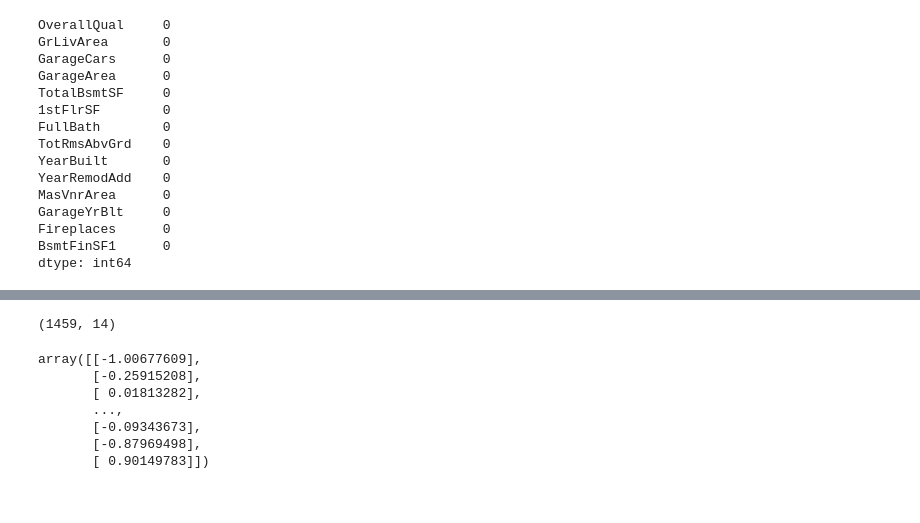
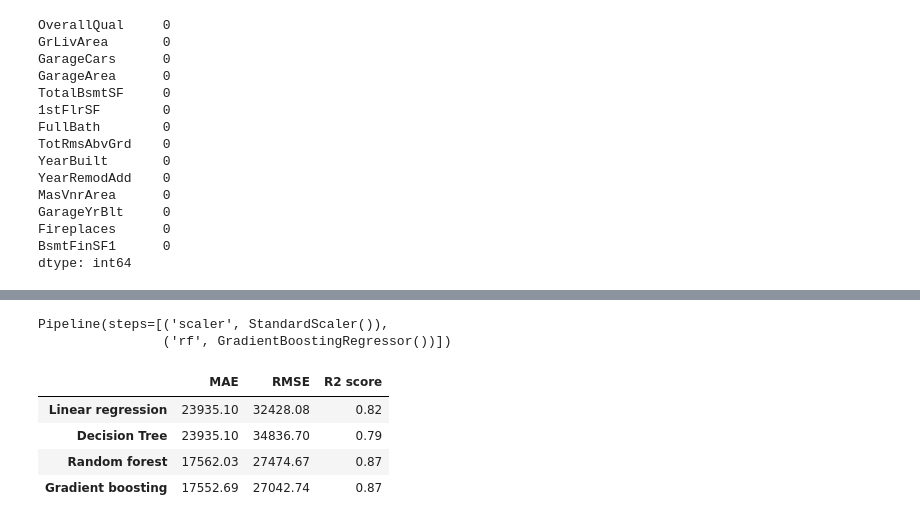
Before and after one commit to kohsutai/kaggle, a Jupyter notebook: house-price.ipynb, the cells around one changed output, grey strips where cells are left out. Cells and saved outputs as stored; diff of their text form; code cells hidden in the pictures.

```diff
--- a/house-price.ipynb
+++ b/house-price.ipynb
@@ -324,5 +289,0 @@ RMSE:  0.42582670214316626
-# %%
-df_test = sc_X.fit_transform(df_test)
-df_test.shape
-# %% [output]
-(1459, 14)
@@ -331,12 +290,60 @@ test_pred = lr.predict(df_test)
-# %%
-test_pred = test_pred.reshape(-1, 1)
-test_pred
-# %% [output]
-array([[-1.00677609],
-       [-0.25915208],
-       [ 0.01813282],
-       ...,
-       [-0.09343673],
-       [-0.87969498],
-       [ 0.90149783]])
+# %%
+# Modeling
+from sklearn.preprocessing import StandardScaler
+from sklearn.pipeline import Pipeline
+from sklearn.linear_model import LinearRegression
+from sklearn.tree import DecisionTreeRegressor
+from sklearn.ensemble import RandomForestRegressor, GradientBoostingRegressor
+from sklearn.model_selection import GridSearchCV
+
+lr_pipe = Pipeline([('scaler', StandardScaler()), ('lr', LinearRegression())])
+dt_pipe = Pipeline([('scaler', StandardScaler()), ('dt', DecisionTreeRegressor())])
+rf_pipe = Pipeline([('scaler', StandardScaler()), ('rf', RandomForestRegressor())])
+gb_pipe = Pipeline([('scaler', StandardScaler()), ('rf', GradientBoostingRegressor())])
+
+lr_pipe.fit(X_train, y_train)
+dt_pipe.fit(X_train, y_train)
+rf_pipe.fit(X_train, y_train)
+gb_pipe.fit(X_train, y_train)
+# %% [output]
+Pipeline(steps=[('scaler', StandardScaler()),
+                ('rf', GradientBoostingRegressor())])
+# %%
+# Regression evaluation
+from sklearn.metrics import mean_absolute_error, mean_squared_error, r2_score
+
+lr_pred = lr_pipe.predict(X_test)
+dt_pred = dt_pipe.predict(X_test)
+rf_pred = rf_pipe.predict(X_test)
+gb_pred = gb_pipe.predict(X_test)
+
+lr_mae = round(mean_absolute_error(y_test, dt_pred), 2)
+lr_rmse = round(mean_squared_error(y_test, lr_pred, squared=False), 2)
+lr_r2_score = round(r2_score(y_test, lr_pred), 2)
+
+dt_mae = round(mean_absolute_error(y_test, dt_pred), 2)
+dt_rmse = round(mean_squared_error(y_test, dt_pred, squared=False), 2)
+dt_r2_score = round(r2_score(y_test, dt_pred), 2)
+
+rf_mae = round(mean_absolute_error(y_test, rf_pred), 2)
+rf_rmse = round(mean_squared_error(y_test, rf_pred, squared=False), 2)
+rf_r2_score = round(r2_score(y_test, rf_pred), 2)
+
+
+gb_mae = round(mean_absolute_error(y_test, gb_pred), 2)
+gb_rmse = round(mean_squared_error(y_test, gb_pred, squared=False), 2)
+gb_r2_score = round(r2_score(y_test, gb_pred), 2)
+
+summary_dict = {'MAE': [lr_mae, dt_mae, rf_mae, gb_mae],
+                'RMSE': [lr_rmse, dt_rmse, rf_rmse, gb_rmse],
+                'R2 score': [lr_r2_score, dt_r2_score, rf_r2_score, gb_r2_score]}
+
+summary = pd.DataFrame(data=summary_dict, index=['Linear regression', 'Decision Tree', 'Random forest', 'Gradient boosting'])
+summary
+# %% [output]
+|  | MAE | RMSE | R2 score |
+| Linear regression | 23935.10 | 32428.08 | 0.82 |
+| Decision Tree | 23935.10 | 34836.70 | 0.79 |
+| Random forest | 17562.03 | 27474.67 | 0.87 |
+| Gradient boosting | 17552.69 | 27042.74 | 0.87 |
 # %%
```
Also changed, not shown: parts of 8 cells of this notebook.
